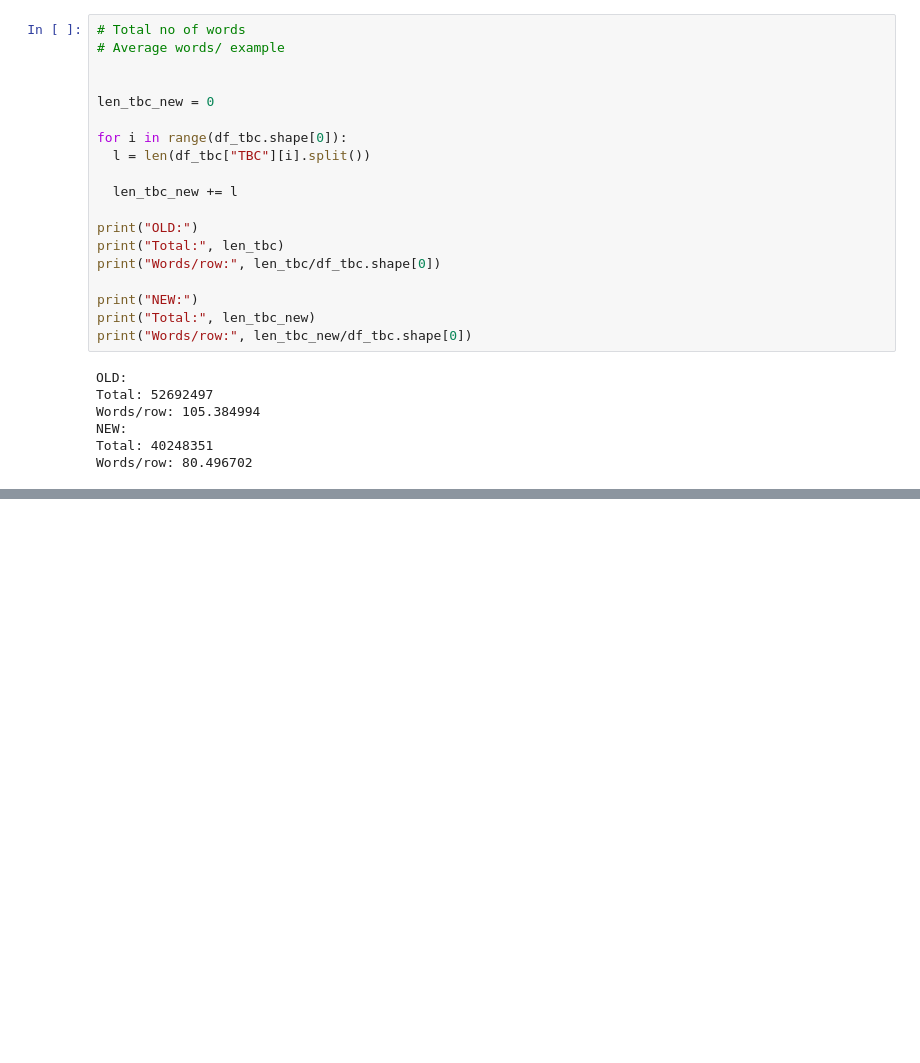
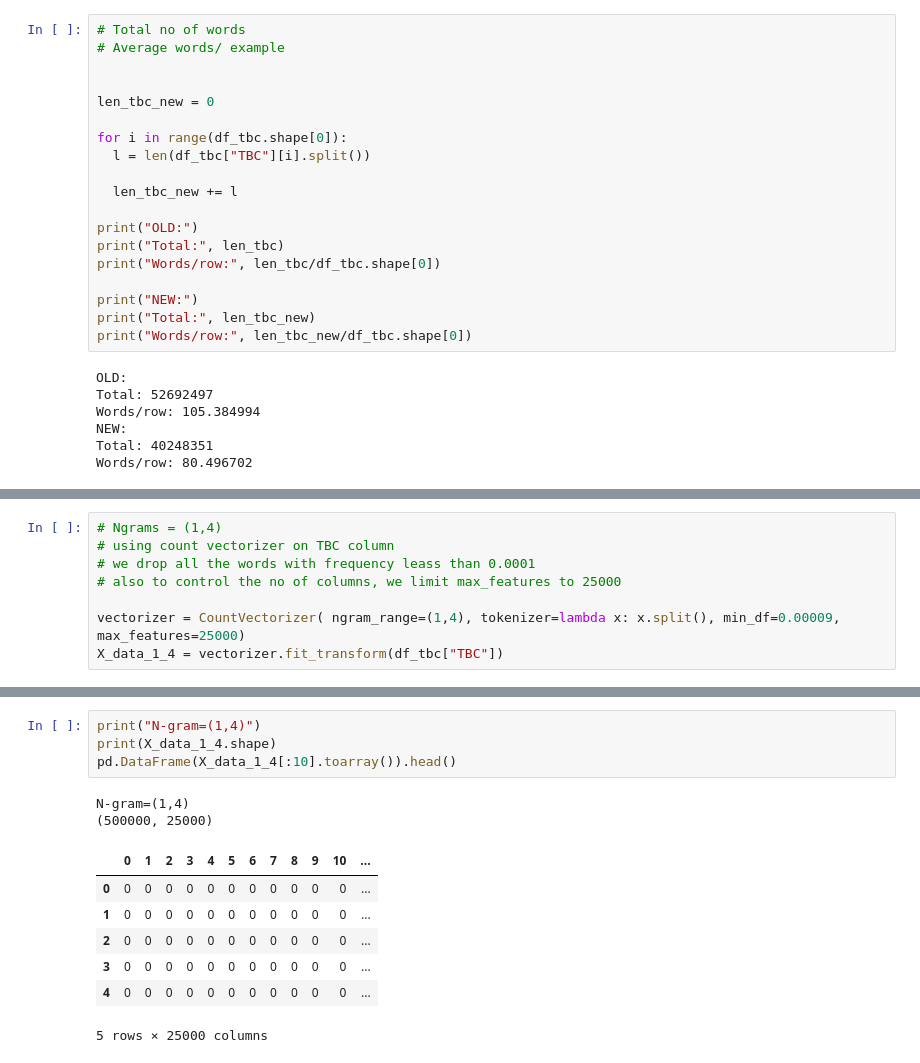
Before and after one commit to tanmayvijay/Taxonomy-Prediction_For-TCS-HumAIn_2019, a Jupyter notebook: Taxanomy-Prediction-Notebook.ipynb, the cells around one changed output, grey strips where cells are left out. Cells and saved outputs as stored; diff of their text form; blank space fills up the shorter version.

```diff
--- a/Taxanomy-Prediction-Notebook.ipynb
+++ b/Taxanomy-Prediction-Notebook.ipynb
@@ -908,0 +677,8 @@ loaded_vec.inverse_transform(pred)
+# %%
+# Ngrams = (1,4)
+# using count vectorizer on TBC column
+# we drop all the words with frequency leass than 0.0001
+# also to control the no of columns, we limit max_features to 25000
+
+vectorizer = CountVectorizer( ngram_range=(1,4), tokenizer=lambda x: x.split(), min_df=0.00009, max_features=25000)
+X_data_1_4 = vectorizer.fit_transform(df_tbc["TBC"])
@@ -908,0 +714,14 @@ loaded_vec.inverse_transform(pred)
+# %%
+print("N-gram=(1,4)")
+print(X_data_1_4.shape)
+pd.DataFrame(X_data_1_4[:10].toarray()).head()
+# %% [output]
+N-gram=(1,4)
+(500000, 25000)
+|  | 0 | 1 | 2 | 3 | 4 | 5 | 6 | 7 | 8 | 9 | 10 | ... |
+| 0 | 0 | 0 | 0 | 0 | 0 | 0 | 0 | 0 | 0 | 0 | 0 | ... |
+| 1 | 0 | 0 | 0 | 0 | 0 | 0 | 0 | 0 | 0 | 0 | 0 | ... |
+| 2 | 0 | 0 | 0 | 0 | 0 | 0 | 0 | 0 | 0 | 0 | 0 | ... |
+| 3 | 0 | 0 | 0 | 0 | 0 | 0 | 0 | 0 | 0 | 0 | 0 | ... |
+| 4 | 0 | 0 | 0 | 0 | 0 | 0 | 0 | 0 | 0 | 0 | 0 | ... |
+5 rows × 25000 columns
```
Also changed, not shown: parts of 64 cells of this notebook.
